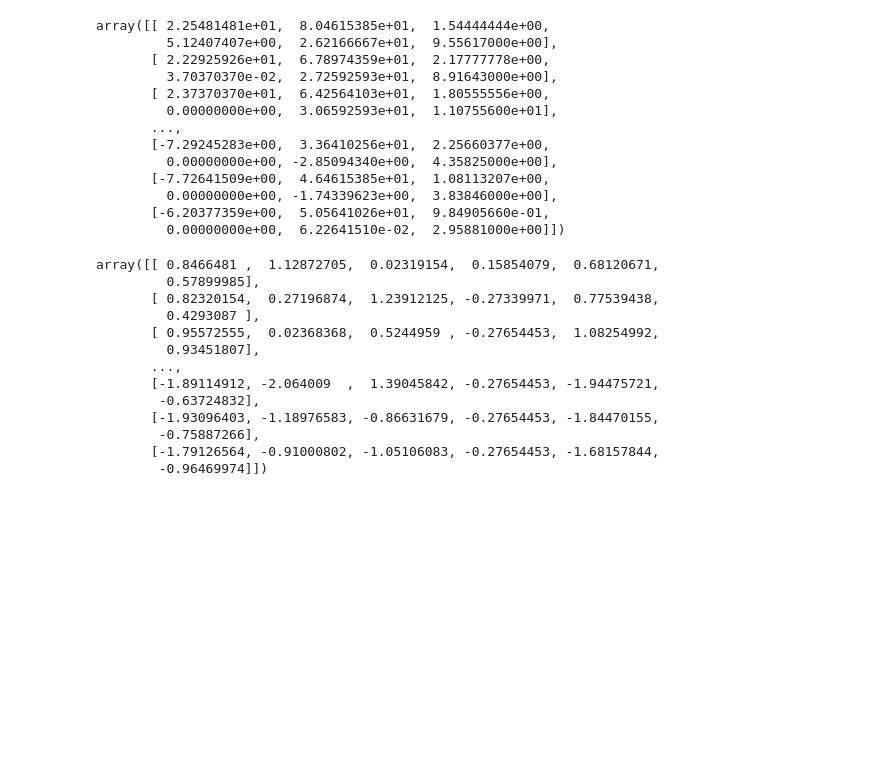
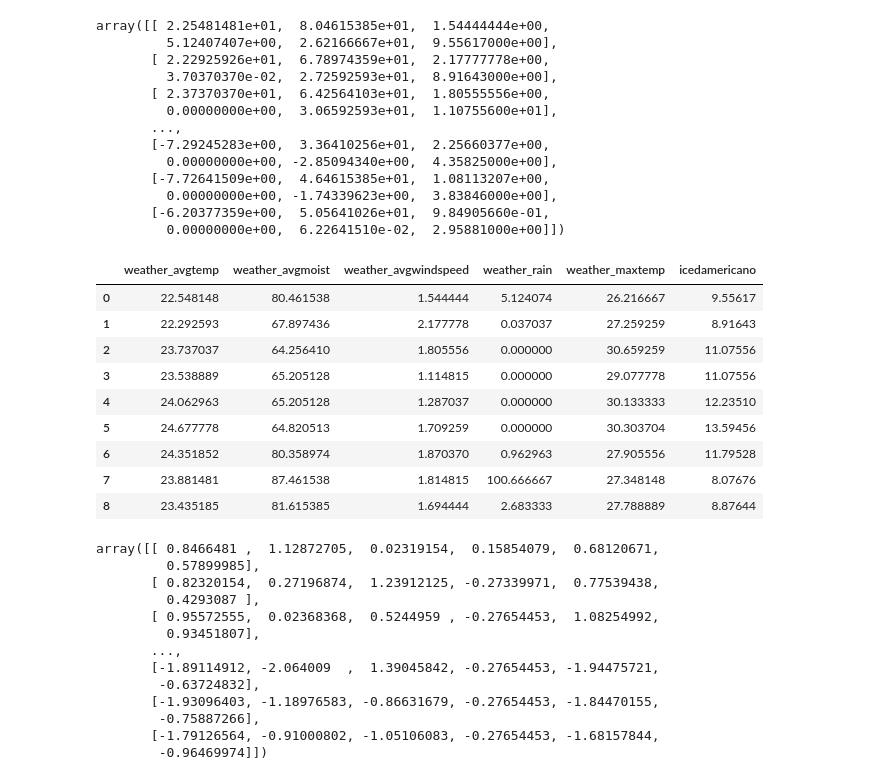
Before and after one commit to truptoupparabpara/WeatherContest, a Jupyter notebook: Janghoo_Directory/LSTM3.ipynb, the cells around one changed output. Saved outputs shown, nothing was run; the diff lists cells and outputs as text; code cells hidden in the pictures; blank space fills up the shorter version.

```diff
--- a/Janghoo_Directory/LSTM3.ipynb
+++ b/Janghoo_Directory/LSTM3.ipynb
@@ -120,6 +123,19 @@ array([[ 2.25481481e+01,  8.04615385e+01,  1.54444444e+00,
          0.00000000e+00, -1.74339623e+00,  3.83846000e+00],
        [-6.20377359e+00,  5.05641026e+01,  9.84905660e-01,
          0.00000000e+00,  6.22641510e-02,  2.95881000e+00]])
+# %%
+df_xy.head(9)
+# %% [output]
+|  | weather_avgtemp | weather_avgmoist | weather_avgwindspeed | weather_rain | weather_maxtemp | icedamericano |
+| 0 | 22.548148 | 80.461538 | 1.544444 | 5.124074 | 26.216667 | 9.55617 |
+| 1 | 22.292593 | 67.897436 | 2.177778 | 0.037037 | 27.259259 | 8.91643 |
+| 2 | 23.737037 | 64.256410 | 1.805556 | 0.000000 | 30.659259 | 11.07556 |
+| 3 | 23.538889 | 65.205128 | 1.114815 | 0.000000 | 29.077778 | 11.07556 |
+| 4 | 24.062963 | 65.205128 | 1.287037 | 0.000000 | 30.133333 | 12.23510 |
+| 5 | 24.677778 | 64.820513 | 1.709259 | 0.000000 | 30.303704 | 13.59456 |
+| 6 | 24.351852 | 80.358974 | 1.870370 | 0.962963 | 27.905556 | 11.79528 |
+| 7 | 23.881481 | 87.461538 | 1.814815 | 100.666667 | 27.348148 | 8.07676 |
+| 8 | 23.435185 | 81.615385 | 1.694444 | 2.683333 | 27.788889 | 8.87644 |
 # %%
 def MinMaxScaler(data):
     ''' Min Max Normalization
```
Also changed, not shown: parts of 12 cells of this notebook, 38 other files.
